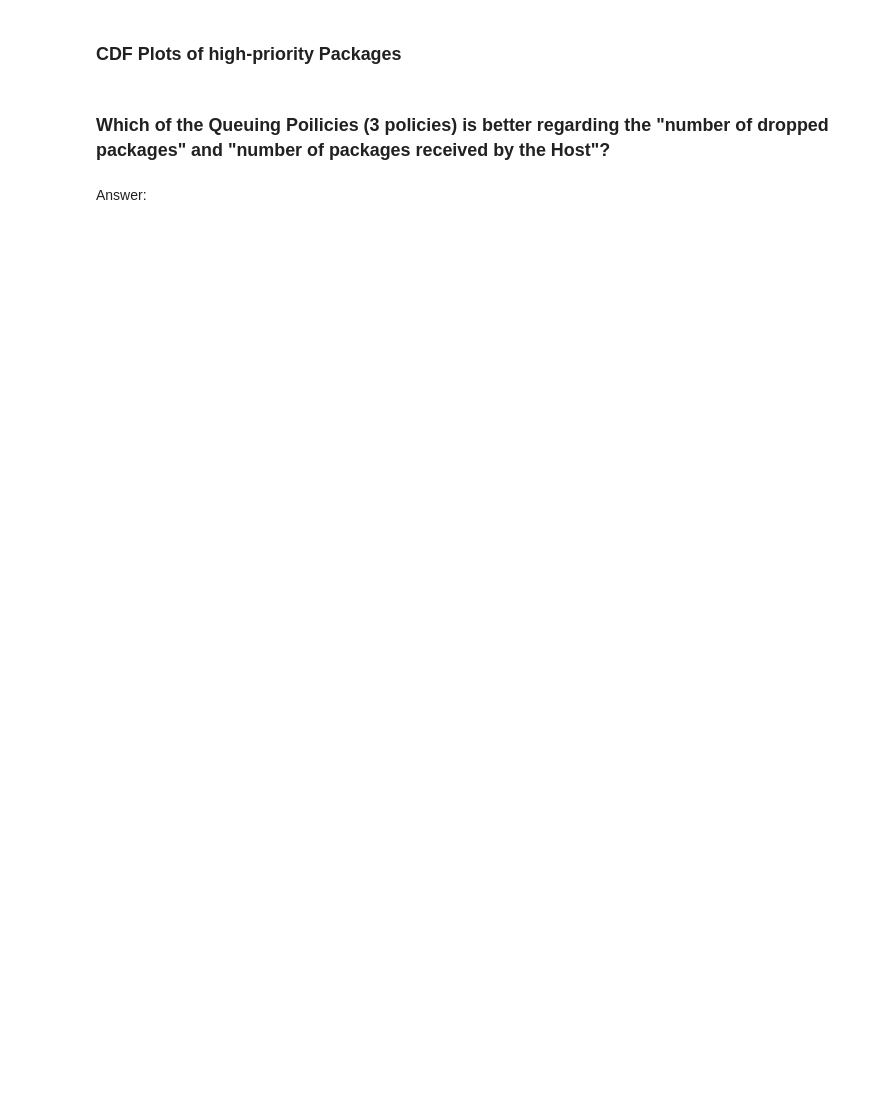
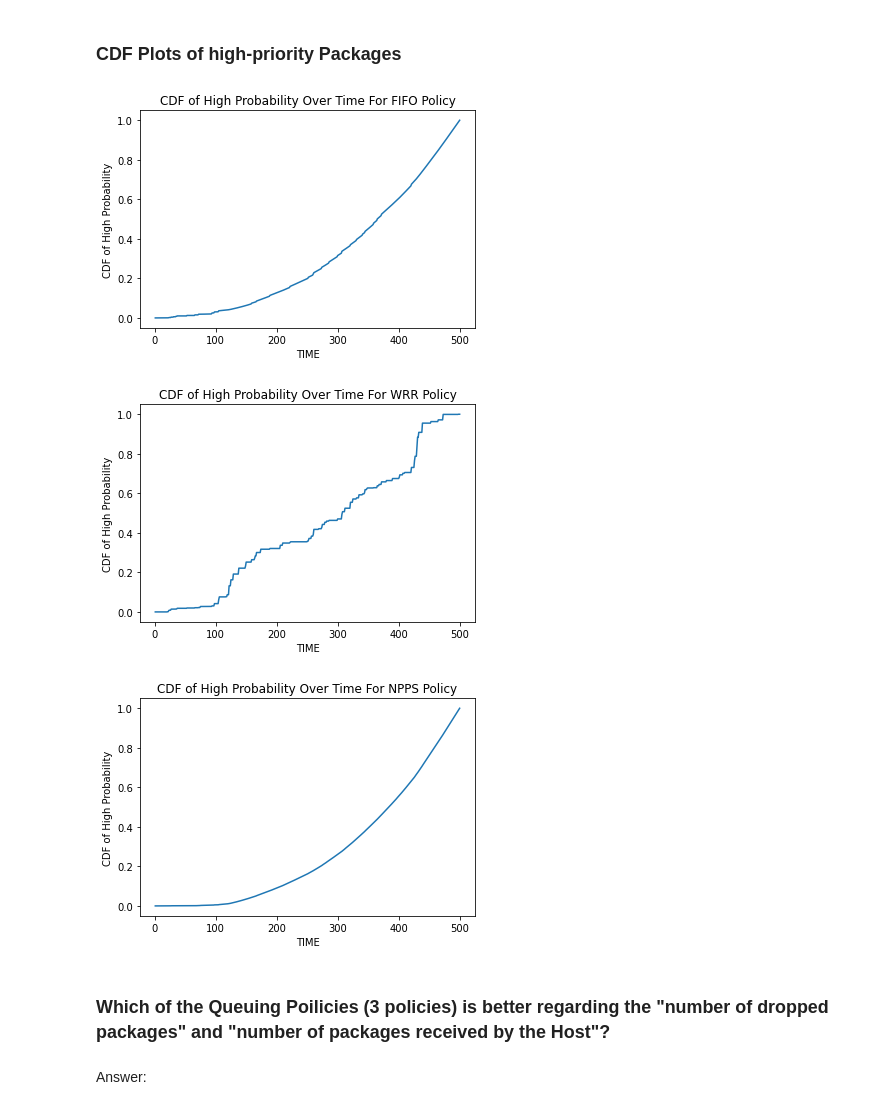
Before and after one commit to mjmaher987/Packet-Host-Router-Simulation, a Jupyter notebook: Source Codes/Router_Host_Network_Simulation - 020407 - 2113.ipynb, the cells around one changed output. Drawn from its saved outputs; the diff is of its cells as text; code cells hidden in the pictures; blank space fills up the shorter version.

```diff
--- a/Source Codes/Router_Host_Network_Simulation - 020407 - 2113.ipynb
+++ b/Source Codes/Router_Host_Network_Simulation - 020407 - 2113.ipynb
@@ -452,5 +462,29 @@ Answer:
 # %% [markdown]
 ### CDF Plots of high-priority Packages
+# %%
+def plot_cdf_time_wasted_in_queue(tasks, service_policy):
+    queue_cdf = []
+    task_number = []
+    for i in range(1, T + 1):
+        queue_cdf.append(Task.get_cumulative_queue_time(tasks, i, 0) / (T * len(tasks)))
+        task_number.append(i)
+    normalizer = 1 / queue_cdf[-1]
+    for  i in range(len(queue_cdf)):
+        queue_cdf[i] *= normalizer
+    plt.plot(task_number, queue_cdf)
+    plt.xlabel('TIME')
+    plt.ylabel('CDF of High Probability')
+    plt.title(f'CDF of High Probability Over Time For {service_policy} Policy')
+    plt.show()
+
+
+plot_cdf_time_wasted_in_queue(fifo_packets, 'FIFO')
+plot_cdf_time_wasted_in_queue(wrr_packets, 'WRR')
+plot_cdf_time_wasted_in_queue(npps_packets, 'NPPS')
+# %% [output]
+[figure, added]
+[figure, added]
+[figure, added]
 # %% [markdown]
 ### Which of the Queuing Poilicies (3 policies) is better regarding the "number of dropped packages" and "number of packages received by the Host"?
 # %% [markdown]
```
Also changed, not shown: parts of 2 cells of this notebook.
